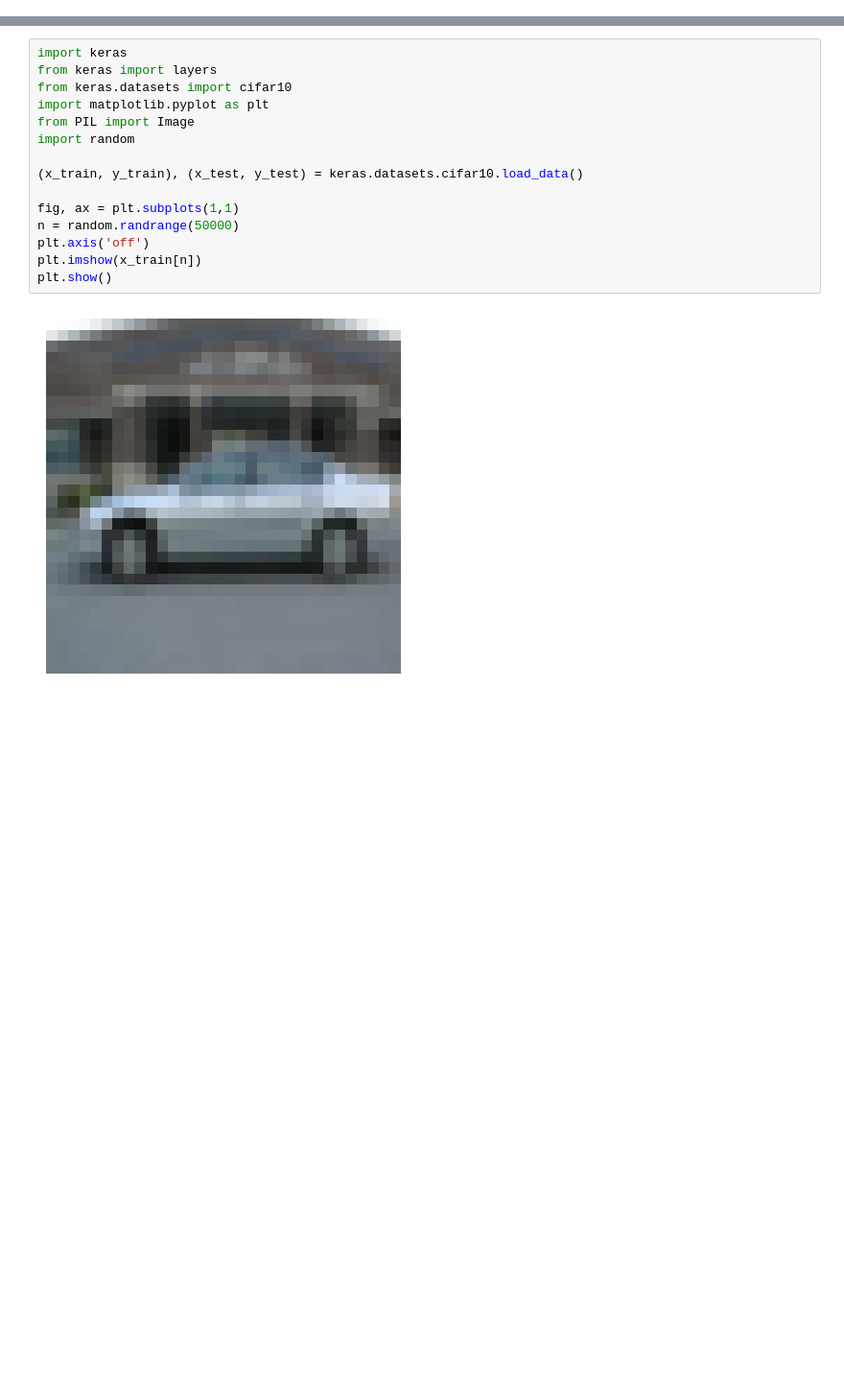
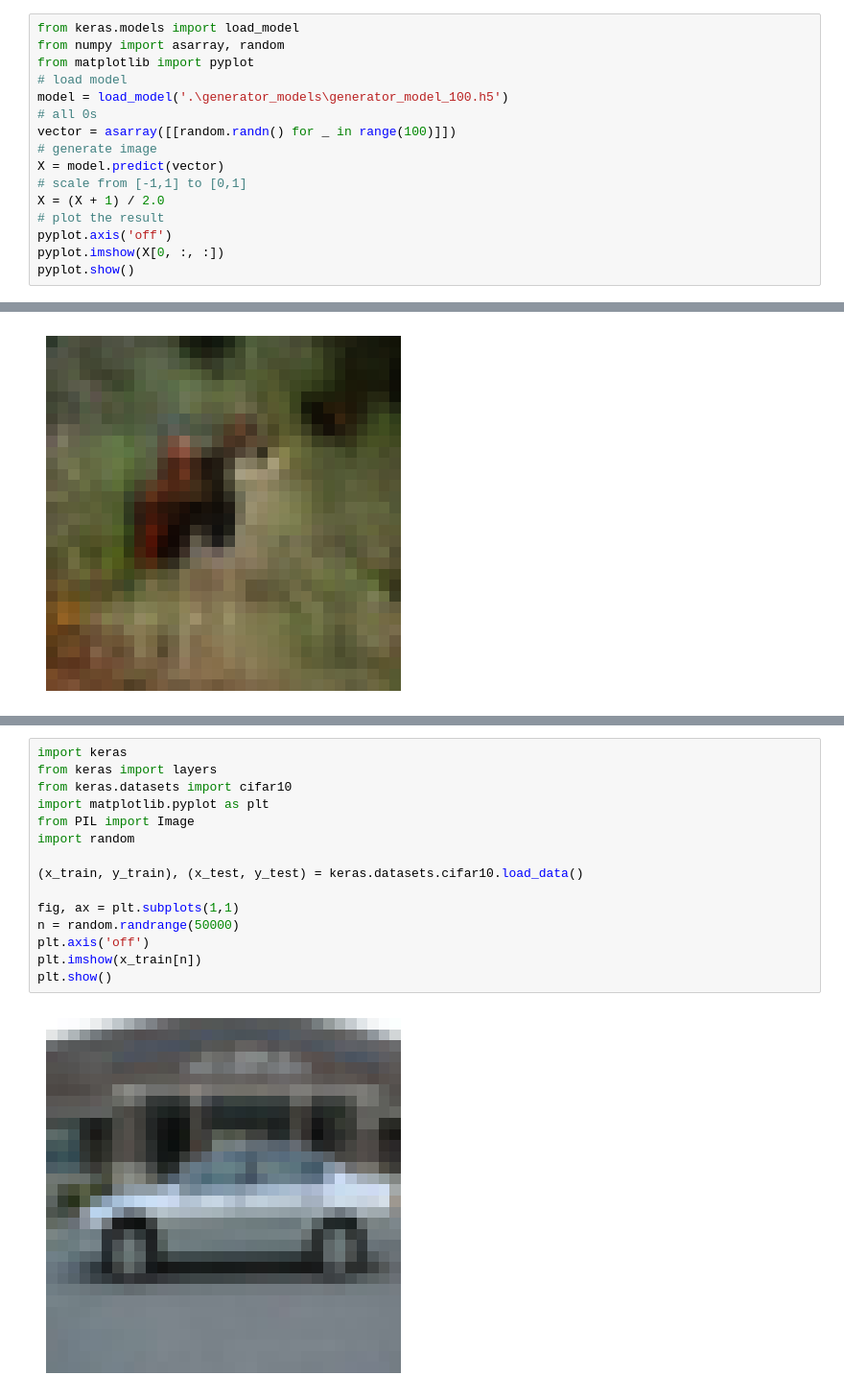
Before and after one commit to savicente2109/TFG-Mat, a Jupyter notebook: pruebas.ipynb, the cells around one changed output, grey strips where cells are left out. Shown: that part at 96% size. Saved outputs shown, nothing was run; the diff lists cells and outputs as text; blank space fills up the shorter version.

```diff
--- a/pruebas.ipynb
+++ b/pruebas.ipynb
@@ -0,0 +1,17 @@
+# %%
+from keras.models import load_model
+from numpy import asarray, random
+from matplotlib import pyplot
+# load model
+model = load_model('.\generator_models\generator_model_100.h5')
+# all 0s
+vector = asarray([[random.randn() for _ in range(100)]])
+# generate image
+X = model.predict(vector)
+# scale from [-1,1] to [0,1]
+X = (X + 1) / 2.0
+# plot the result
+pyplot.axis('off')
+pyplot.imshow(X[0, :, :])
+pyplot.show()
+# %% [output]
@@ -0,0 +20 @@
+[figure, added]
```
Also changed, not shown: parts of 2 cells of this notebook.
